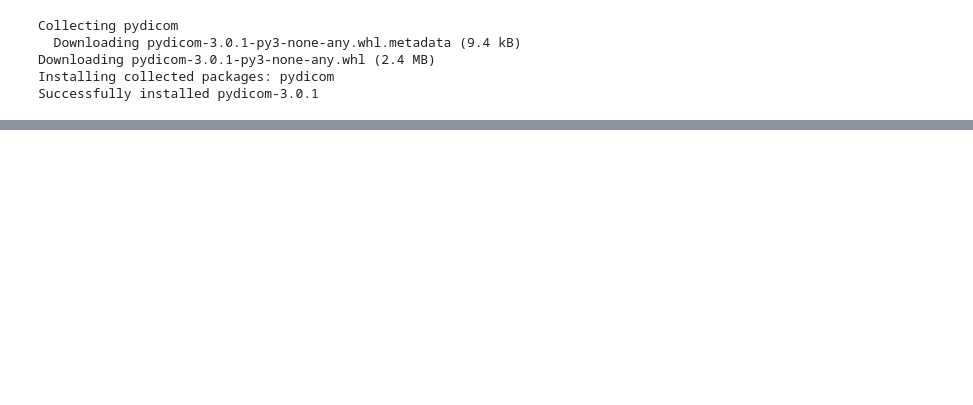
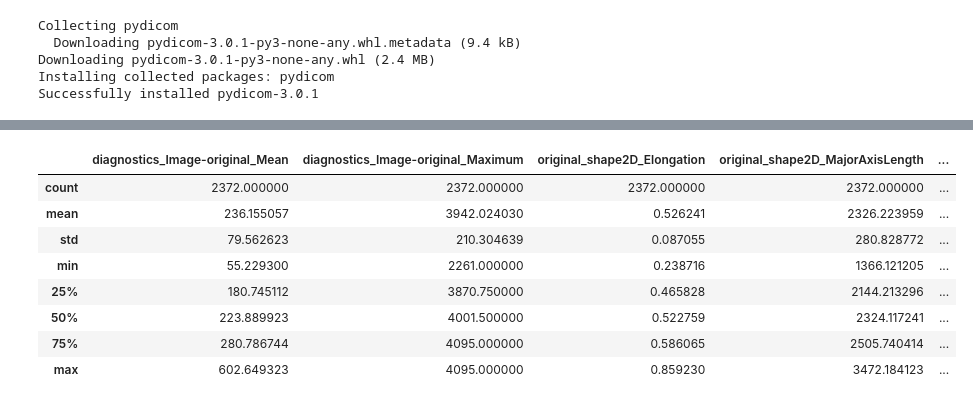
Before and after one commit to MiguelAngeloTr/Datathon, a Jupyter notebook: PM/Mamografia.ipynb, the cells around one changed output, grey strips where cells are left out. Drawn from its saved outputs; the diff is of its cells as text; code cells hidden in the pictures; blank space fills up the shorter version.

```diff
--- a/PM/Mamografia.ipynb
+++ b/PM/Mamografia.ipynb
@@ -22,0 +73,12 @@ import seaborn as sns
+# %%
+df.describe()
+# %% [output]
+|  | diagnostics_Image-original_Mean | diagnostics_Image-original_Maximum | original_shape2D_Elongation | original_shape2D_MajorAxisLength | ... |
+| count | 2372.000000 | 2372.000000 | 2372.000000 | 2372.000000 | ... |
+| mean | 236.155057 | 3942.024030 | 0.526241 | 2326.223959 | ... |
+| std | 79.562623 | 210.304639 | 0.087055 | 280.828772 | ... |
+| min | 55.229300 | 2261.000000 | 0.238716 | 1366.121205 | ... |
+| 25% | 180.745112 | 3870.750000 | 0.465828 | 2144.213296 | ... |
+| 50% | 223.889923 | 4001.500000 | 0.522759 | 2324.117241 | ... |
+| 75% | 280.786744 | 4095.000000 | 0.586065 | 2505.740414 | ... |
+| max | 602.649323 | 4095.000000 | 0.859230 | 3472.184123 | ... |
```
Also changed, not shown: parts of 13 cells of this notebook.
